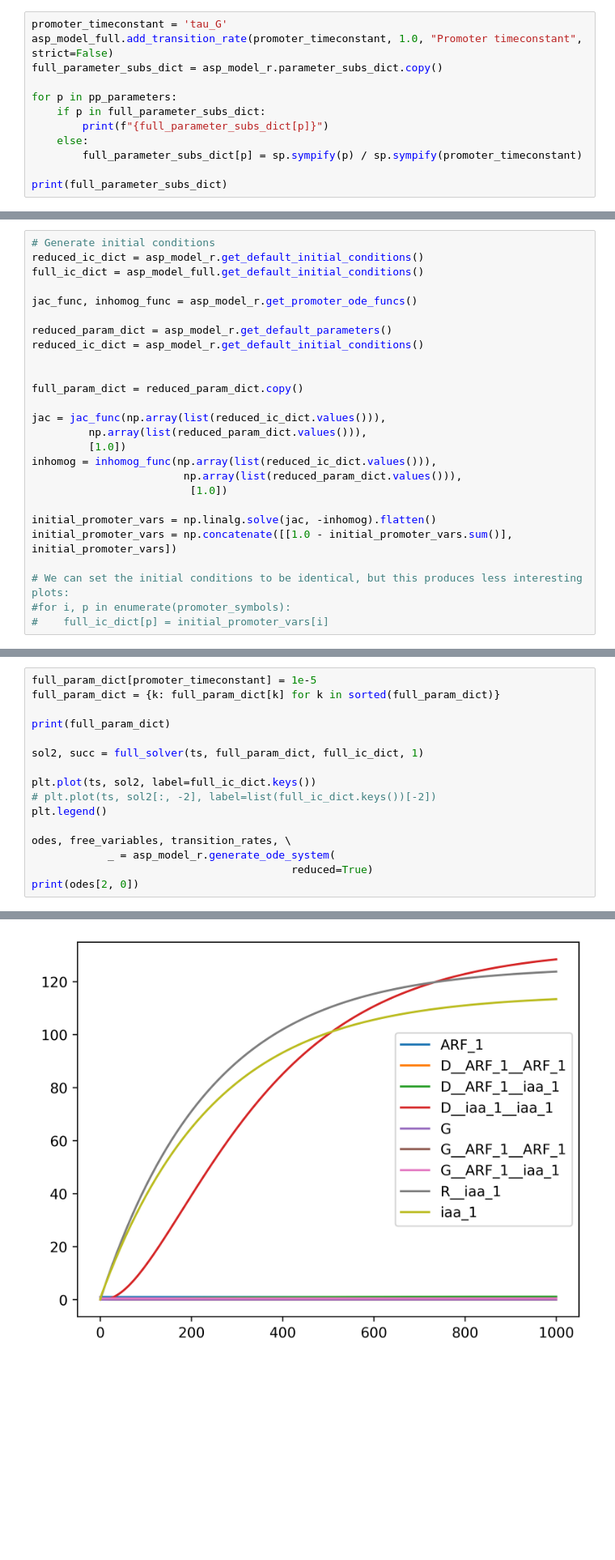
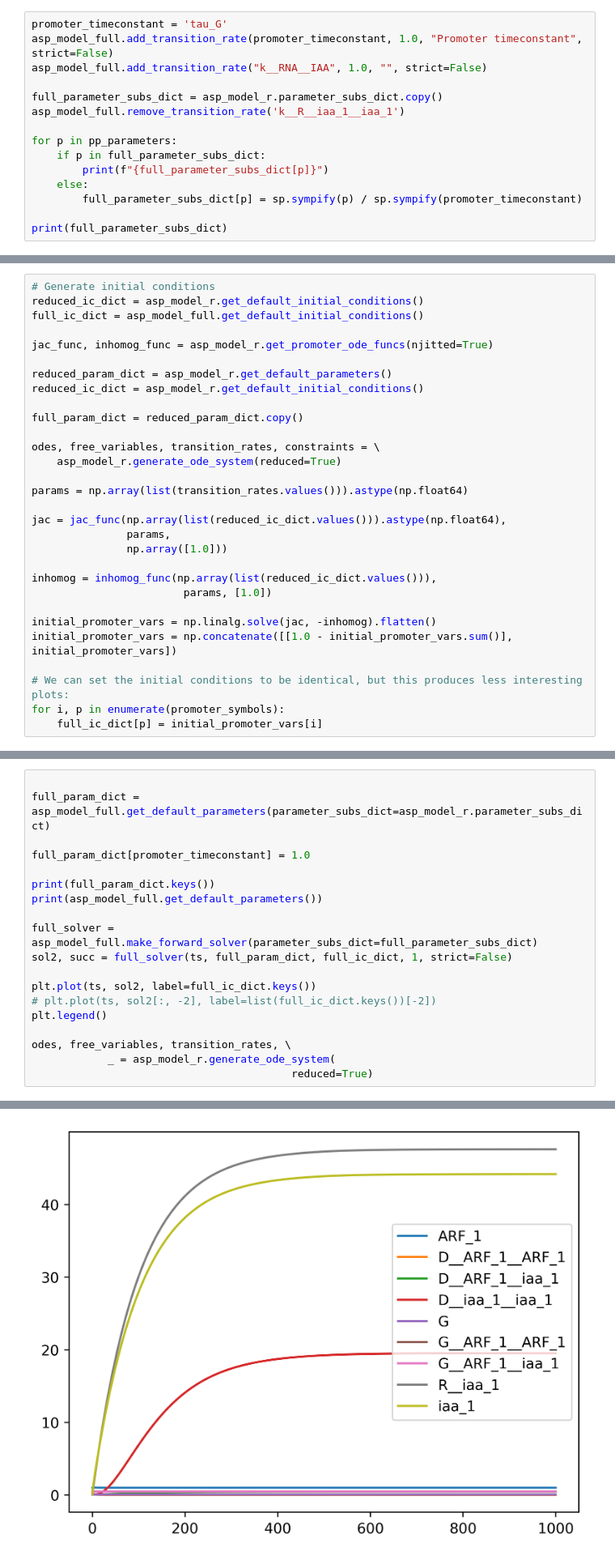
Before and after one commit to joeyshuttleworth/auxin_signalling_models, a Jupyter notebook: notebooks/degenerate_model_demonstration.ipynb, the cells around one changed output, grey strips where cells are left out. Shown at 81% size. Cells and saved outputs as stored; diff of their text form; blank space fills up the shorter version.

```diff
--- a/notebooks/degenerate_model_demonstration.ipynb
+++ b/notebooks/degenerate_model_demonstration.ipynb
@@ -34,7 +34,10 @@ print(pp_parameters)
 # %%
 promoter_timeconstant = 'tau_G'
 asp_model_full.add_transition_rate(promoter_timeconstant, 1.0, "Promoter timeconstant", strict=False)
+asp_model_full.add_transition_rate("k__RNA__IAA", 1.0, "", strict=False)
+
 full_parameter_subs_dict = asp_model_r.parameter_subs_dict.copy()
+asp_model_full.remove_transition_rate('k__R__iaa_1__iaa_1')
 
 for p in pp_parameters:
     if p in full_parameter_subs_dict:
@@ -50,25 +53,29 @@ print(full_parameter_subs_dict)
 reduced_ic_dict = asp_model_r.get_default_initial_conditions()
 full_ic_dict = asp_model_full.get_default_initial_conditions()
 
-jac_func, inhomog_func = asp_model_r.get_promoter_ode_funcs()
+jac_func, inhomog_func = asp_model_r.get_promoter_ode_funcs(njitted=True)
 
 reduced_param_dict = asp_model_r.get_default_parameters()
 reduced_ic_dict = asp_model_r.get_default_initial_conditions()
 
-
 full_param_dict = reduced_param_dict.copy()
 
-jac = jac_func(np.array(list(reduced_ic_dict.values())),
-         np.array(list(reduced_param_dict.values())),
-         [1.0])
+odes, free_variables, transition_rates, constraints = \
+    asp_model_r.generate_ode_system(reduced=True)
+
+params = np.array(list(transition_rates.values())).astype(np.float64)
+
+jac = jac_func(np.array(list(reduced_ic_dict.values())).astype(np.float64),
+               params,
+               np.array([1.0]))
+
 inhomog = inhomog_func(np.array(list(reduced_ic_dict.values())),
-                        np.array(list(reduced_param_dict.values())),
-                         [1.0])
+                        params, [1.0])
 
 initial_promoter_vars = np.linalg.solve(jac, -inhomog).flatten()
 initial_promoter_vars = np.concatenate([[1.0 - initial_promoter_vars.sum()], initial_promoter_vars])
 
-# We can set the initial conditions to be identical, but this produces less interesting plots:
-#for i, p in enumerate(promoter_symbols):
-#    full_ic_dict[p] = initial_promoter_vars[i]
+# We can set the initial conditions to be identical, but this produces less interesting plots:
+for i, p in enumerate(promoter_symbols):
+    full_ic_dict[p] = initial_promoter_vars[i]
 # %%
@@ -100,10 +100,14 @@ Matrix([[-2*ARF_1**2*k__D__ARF_1__ARF_1 - ARF_1*arf__d - ARF_1*iaa_1*k__D__ARF_1
 # %%
-full_param_dict[promoter_timeconstant] = 1e-5
-full_param_dict = {k: full_param_dict[k] for k in sorted(full_param_dict)}
 
-print(full_param_dict)
+full_param_dict = asp_model_full.get_default_parameters(parameter_subs_dict=asp_model_r.parameter_subs_dict)
 
-sol2, succ = full_solver(ts, full_param_dict, full_ic_dict, 1)
+full_param_dict[promoter_timeconstant] = 1.0
+
+print(full_param_dict.keys())
+print(asp_model_full.get_default_parameters())
+
+full_solver = asp_model_full.make_forward_solver(parameter_subs_dict=full_parameter_subs_dict)
+sol2, succ = full_solver(ts, full_param_dict, full_ic_dict, 1, strict=False)
 
 plt.plot(ts, sol2, label=full_ic_dict.keys())
 # plt.plot(ts, sol2[:, -2], label=list(full_ic_dict.keys())[-2])
@@ -112,5 +116,4 @@ plt.legend()
 odes, free_variables, transition_rates, \
             _ = asp_model_r.generate_ode_system(
                                          reduced=True)
-print(odes[2, 0])
 # %% [output]
@@ -119,4 +123,4 @@ ARF_1*iaa_1*k__D__ARF_1__iaa_1 - D__ARF_1__iaa_1*d__D__ARF_1__iaa_1
-[figure, old version]
+[figure, new version]
 # %%
 cmap = sns.color_palette('rocket', as_cmap=True)
 
```
Also changed, not shown: parts of 4 cells of this notebook, 1 other file.
